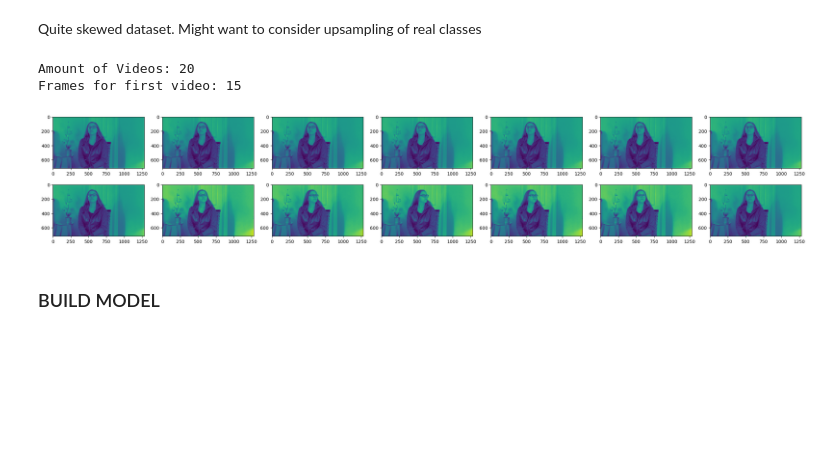
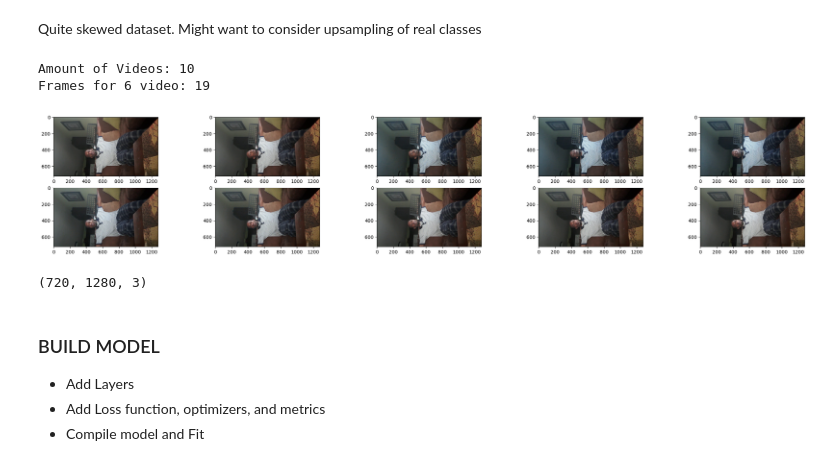
Before and after one commit to Extbech/Deep-Fake-Detection, a Jupyter notebook: DP_challenge.ipynb, the cells around one changed output. Cells and saved outputs as stored; diff of their text form; code cells hidden in the pictures; blank space fills up the shorter version.

```diff
--- a/DP_challenge.ipynb
+++ b/DP_challenge.ipynb
@@ -66,13 +66,13 @@ def get_frames_v1(paths: list, frames_each_video: int, video_amount: int) -> lis
         while vc.isOpened():
             i += 1
             ret, frame = vc.read()
-            if ret:
+            if ret and frame is not None:
                 if i % frames_to_skip != 0:
                     continue
-                frame = cv2.cvtColor(frame, cv2.COLOR_BGR2GRAY)
                 if frame.shape[0] == 1920:
-                    frame = frame.T
+                    frame = frame.transpose(1, 0, 2)
                 frame = cv2.resize(frame, (1280, 720))
+                frame = cv2.cvtColor(frame, cv2.COLOR_BGR2RGB)
                 if frame is None:
                     continue
                 video.append(frame)
@@ -88,29 +88,35 @@ complete_paths = []
 for i in range(len(training_videos_sample)):
     if training_videos_sample[i].endswith('mp4'):
         complete_paths.append(train_videoes+"/"+training_videos_sample[i])
-video_array = get_frames_v1(paths=complete_paths, frames_each_video=15, video_amount=20)
+video_array = get_frames_v1(paths=complete_paths, frames_each_video=20, video_amount=10)
 # %%
 print(f"Amount of Videos: {len(video_array)}")
-print(f"Frames for first video: {len(video_array[0])}")
+print(f"Frames for 6 video: {len(video_array[6])}")
 # %% [output]
-Amount of Videos: 20
-Frames for first video: 15
+Amount of Videos: 10
+Frames for 6 video: 19
 # %%
 def plot_video(video: list, figsize: tuple, width: int, height: int) -> None:
     fig = plt.figure(figsize=figsize)
     for i in range(len(video[:(width*height)])):
         plt.subplot(width, height, i+1)
         plt.imshow(video[i])
     plt.show()
 
-plot_video(video_array[2], (30,5), 2, 7)
+plot_video(video_array[6], (30,5), 2, 5)
 # %% [output]
-[figure, old version]
+[figure, new version]
 # %%
 def format_frames(vid_arr):
     flatten_first_video_frame = vid_arr[0][0]
     flatten_first_video_frame = flatten_first_video_frame / 255
     return flatten_first_video_frame
 first_frame_formatted = format_frames(video_array)
+first_frame_formatted.shape
+# %% [output]
+(720, 1280, 3)
-# %% [markdown]
-### BUILD MODEL
+# %% [markdown]
+### BUILD MODEL
+- Add Layers
+- Add Loss function, optimizers, and metrics
+- Compile model and Fit
```
Also changed, not shown: parts of 3 cells of this notebook.
